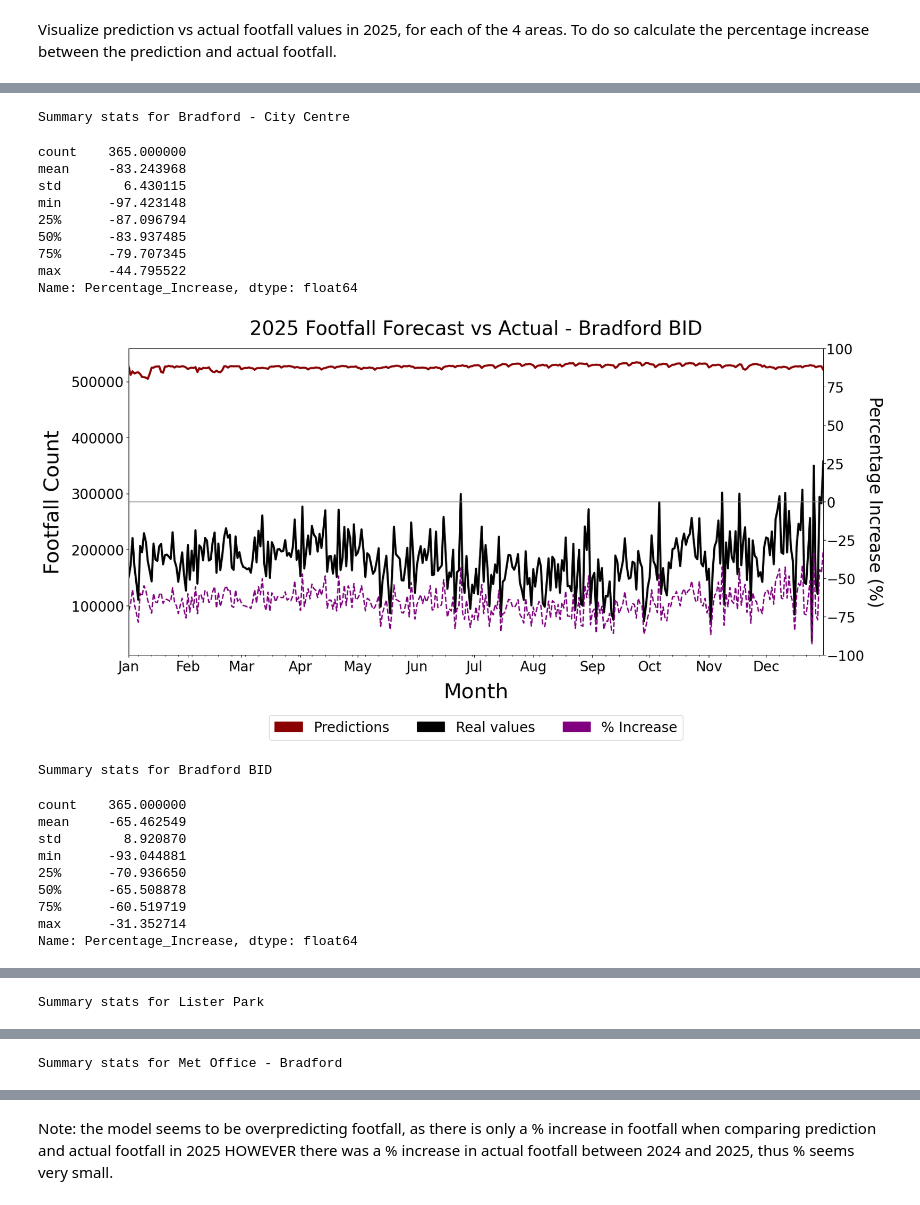
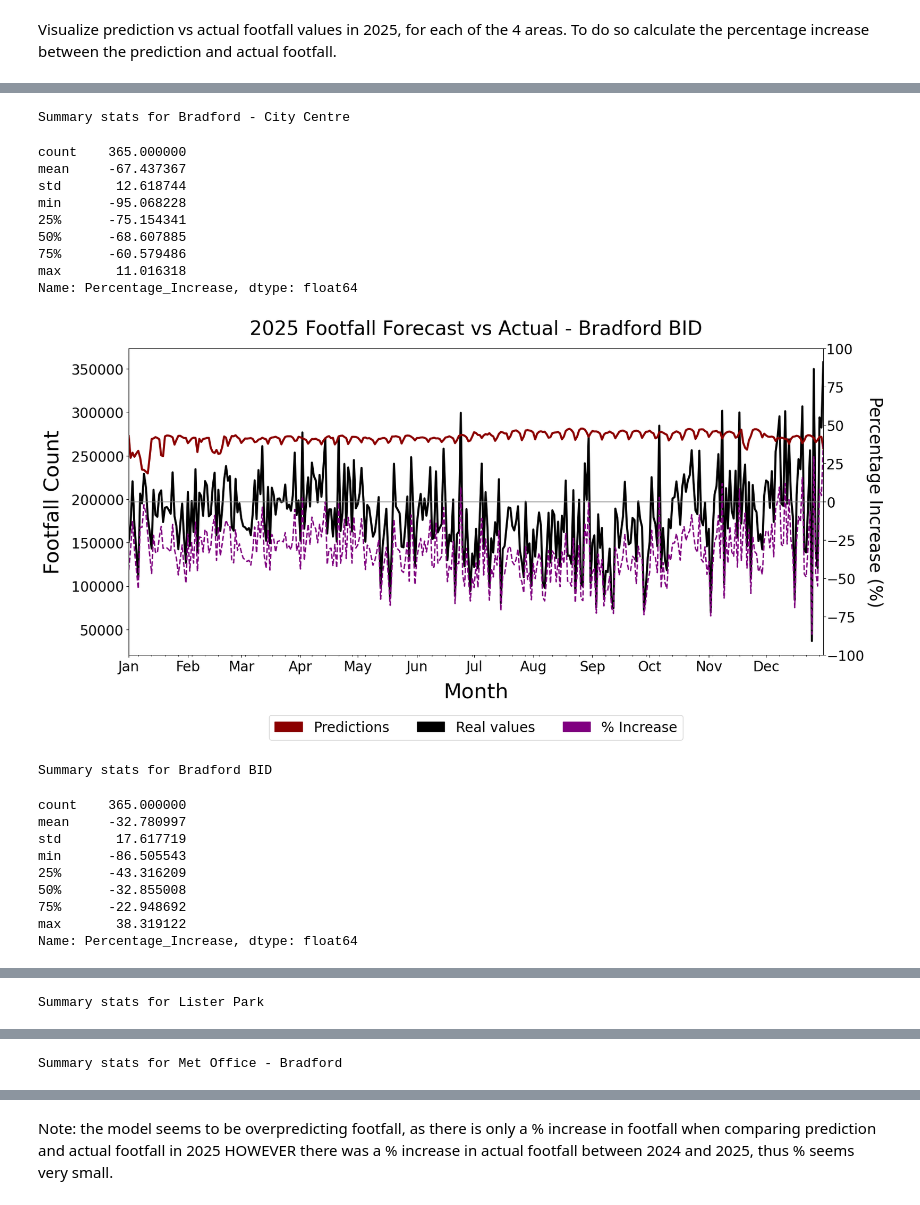
Before and after one commit to MarionC749/LIDA-Footfall-Bradford2025, a Jupyter notebook: Bradford Other Areas/3- Modelling_Mix_With lag-roll.ipynb, the cells around one changed output, grey strips where cells are left out. Cells and saved outputs as stored; diff of their text form; code cells hidden in the pictures.

```diff
--- a/Bradford Other Areas/3- Modelling_Mix_With lag-roll.ipynb
+++ b/Bradford Other Areas/3- Modelling_Mix_With lag-roll.ipynb
@@ -968,15 +953,17 @@ def calculate_estimated_rolling(df, date):
 # %%
 #Create function to calculate the lagged and rolling features
 # for recursive forecasting
+# this needs to take into account area of the row
 
-def calculate_lag_rolling(df, date):
-    data = df.sort_values('datestamp')
-
-    past = data[data['datestamp'] < date]
+def calculate_lag_rolling(df, date, area):
+    past = (
+        df[(df['area_name'] == area) & (df['datestamp'] < date)]
+        .sort_values('datestamp')
+    )
 
     #Not enough historical data
     if len(past) == 0:
-        return None #not enough data
+        return np.na #not enough data
 
     features= {}
 
@@ -991,7 +978,7 @@ def calculate_lag_rolling(df, date):
     features['roll_std_7'] = tail7.std() if len(tail7) > 0 else np.na
 
     #Weekday-based rolling
-    features['estimated_actual_footfall_rolling'] = calculate_estimated_rolling(df, date)
+    features['estimated_actual_footfall_rolling'] = calculate_estimated_rolling(df, date, area)
 
     return features
 # %%
@@ -1131,8 +1118,7 @@ The recursive forecasting fucntion with the Random Forest Regression model is ca
 predictions_2025, recursive_features_2025 = recursive_forecast(rf_model_final,
                                       data,
                                       data_2025,
-                                      features,
-                                      area_cols)
+                                      features)
 
 predictions_2025.info()
 # %% [output]
@@ -1152,13 +1134,0 @@ memory usage: 56.8 KB
-# %%
-#Identify the area columns
-area_cols = [col for col in predictions_2025.columns if col.startswith('area_')]
-
-#Reverse the get_dummies and retriev the original 'area' column to facilitate visualization
-predictions_2025['area'] = predictions_2025[area_cols].idxmax(axis=1)
-predictions_2025['area'] = predictions_2025['area'].str.replace('area_', '')
-
-#Drop the dummy columns
-predictions_2025 = predictions_2025.drop(columns=['area_Bradford - City Centre', 'area_Bradford BID', 'area_Lister Park', 'area_Met Office - Bradford'])
-
-#Check
-predictions_2025.head()
@@ -1187,11 +1137,11 @@ actual_data_2025 = actual_data_2025.drop(columns=['area_Bradford - City Centre',
 # %%
 #Add the actual values to the predictions
-actual_data_2025['datestamp'] = pd.to_datetime(actual_data_2025['datestamp'])
+data_2025['datestamp'] = pd.to_datetime(data_2025['datestamp'])
 predictions_2025['datestamp'] = pd.to_datetime(predictions_2025['datestamp'])
 
 predictions_2025 = predictions_2025.merge(
-    actual_data_2025[['datestamp', 'estimated_actual_footfall', 'area']],
-    on=['datestamp', 'area'],
+    data_2025[['datestamp', 'estimated_actual_footfall', 'area_name']],
+    on=['datestamp', 'area_name'],
     how='left')
 
 #Check there are 1209 rows
@@ -1235,11 +1183,11 @@ import matplotlib.pyplot as plt
 predictions_2025['datestamp'] = pd.to_datetime(predictions_2025['datestamp'])
 
 include_percent_increase = True
-areas = predictions_2025['area'].unique()
+areas = predictions_2025['area_name'].unique()
 
 #Loop through areas to create interactive plot
 for area in areas:
-    df_r = predictions_2025[predictions_2025['area'] == area].copy()
+    df_r = predictions_2025[predictions_2025['area_name'] == area].copy()
 
     fig, ax = plt.subplots(figsize = (18,8))
 
@@ -1287,21 +1235,21 @@ for area in areas:
 Summary stats for Bradford - City Centre
 count    365.000000
-mean     -83.243968
-std        6.430115
-min      -97.423148
-25%      -87.096794
-50%      -83.937485
-75%      -79.707345
-max      -44.795522
+mean     -67.437367
+std       12.618744
+min      -95.068228
+25%      -75.154341
+50%      -68.607885
+75%      -60.579486
+max       11.016318
 Name: Percentage_Increase, dtype: float64
-[figure, old version]
+[figure, new version]
 Summary stats for Bradford BID
 count    365.000000
-mean     -65.462549
-std        8.920870
-min      -93.044881
-25%      -70.936650
-50%      -65.508878
-75%      -60.519719
-max      -31.352714
+mean     -32.780997
+std       17.617719
+min      -86.505543
+25%      -43.316209
+50%      -32.855008
+75%      -22.948692
+max       38.319122
 Name: Percentage_Increase, dtype: float64
```
Also changed, not shown: parts of 39 cells of this notebook, 6 other files.
